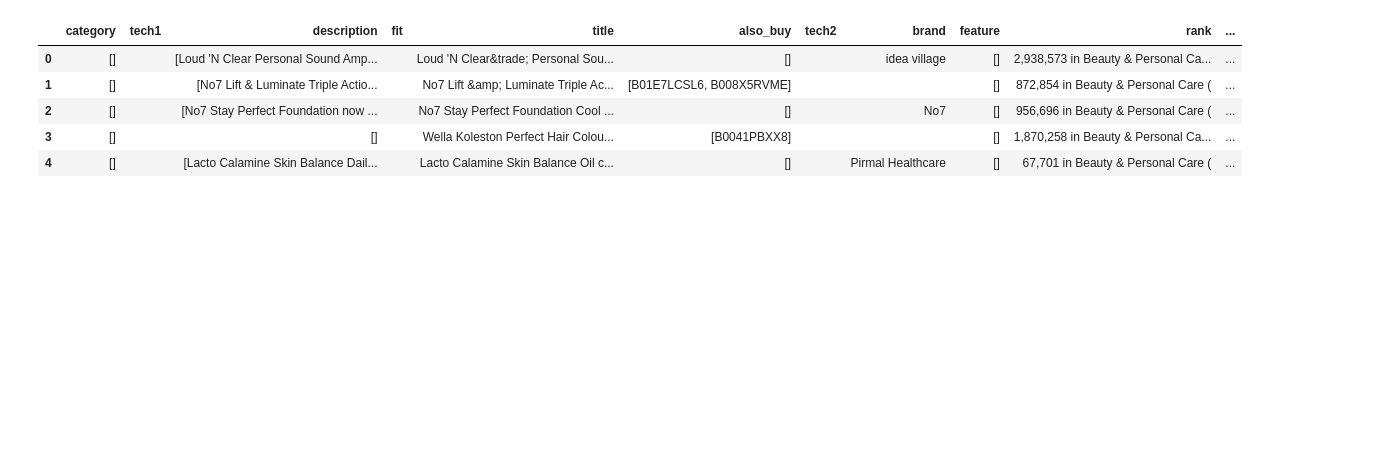
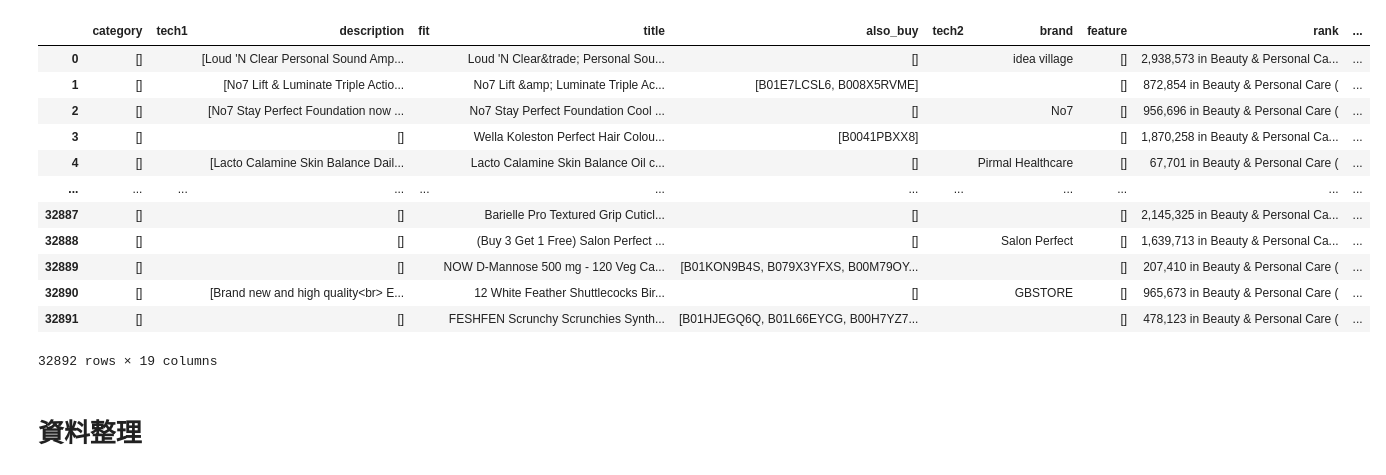
Before and after one commit to fafnerzhang/data-course-sample, a Jupyter notebook: week_1/rule_based_recommandation.ipynb, the cells around one changed output. Cells and saved outputs as stored; diff of their text form; code cells hidden in the pictures; blank space fills up the shorter version.

```diff
--- a/week_1/rule_based_recommandation.ipynb
+++ b/week_1/rule_based_recommandation.ipynb
@@ -17,12 +25,19 @@ def getDF(path):
 # %%
-metadata = getDF('./meta_All_Beauty.json.gz')
-ratings = pd.read_csv('./All_Beauty.csv', names=['asin', 'reviewerID', 'overall', 'unixReviewTime'], header=None)
+metadata = getDF('meta_All_Beauty.json.gz')
+ratings = pd.read_csv('All_Beauty.csv', names=['asin', 'reviewerID', 'overall', 'unixReviewTime'], header=None)
 # %%
-metadata.head()
+metadata
 # %% [output]
 |  | category | tech1 | description | fit | title | also_buy | tech2 | brand | feature | rank | ... |
 | 0 | [] |  | [Loud 'N Clear Personal Sound Amp... |  | Loud 'N Clear&trade; Personal Sou... | [] |  | idea village | [] | 2,938,573 in Beauty & Personal Ca... | ... |
 | 1 | [] |  | [No7 Lift & Luminate Triple Actio... |  | No7 Lift &amp; Luminate Triple Ac... | [B01E7LCSL6, B008X5RVME] |  |  | [] | 872,854 in Beauty & Personal Care ( | ... |
 | 2 | [] |  | [No7 Stay Perfect Foundation now ... |  | No7 Stay Perfect Foundation Cool ... | [] |  | No7 | [] | 956,696 in Beauty & Personal Care ( | ... |
 | 3 | [] |  | [] |  | Wella Koleston Perfect Hair Colou... | [B0041PBXX8] |  |  | [] | 1,870,258 in Beauty & Personal Ca... | ... |
 | 4 | [] |  | [Lacto Calamine Skin Balance Dail... |  | Lacto Calamine Skin Balance Oil c... | [] |  | Pirmal Healthcare | [] | 67,701 in Beauty & Personal Care ( | ... |
+| ... | ... | ... | ... | ... | ... | ... | ... | ... | ... | ... | ... |
+| 32887 | [] |  | [] |  | Barielle Pro Textured Grip Cuticl... | [] |  |  | [] | 2,145,325 in Beauty & Personal Ca... | ... |
+| 32888 | [] |  | [] |  | (Buy 3 Get 1 Free) Salon Perfect ... | [] |  | Salon Perfect | [] | 1,639,713 in Beauty & Personal Ca... | ... |
+| 32889 | [] |  | [] |  | NOW D-Mannose 500 mg - 120 Veg Ca... | [B01KON9B4S, B079X3YFXS, B00M79OY... |  |  | [] | 207,410 in Beauty & Personal Care ( | ... |
+| 32890 | [] |  | [Brand new and high quality<br> E... |  | 12 White Feather Shuttlecocks Bir... | [] |  | GBSTORE | [] | 965,673 in Beauty & Personal Care ( | ... |
+| 32891 | [] |  | [] |  | FESHFEN Scrunchy Scrunchies Synth... | [B01HJEGQ6Q, B01L66EYCG, B00H7YZ7... |  |  | [] | 478,123 in Beauty & Personal Care ( | ... |
+32892 rows × 19 columns
@@ -30,0 +44,2 @@ ratings['DATE'] = pd.to_datetime(ratings['unixReviewTime'], unit='s')
+# %% [markdown]
+# 資料整理
```
Also changed, not shown: parts of 17 cells of this notebook, 4 other files.
